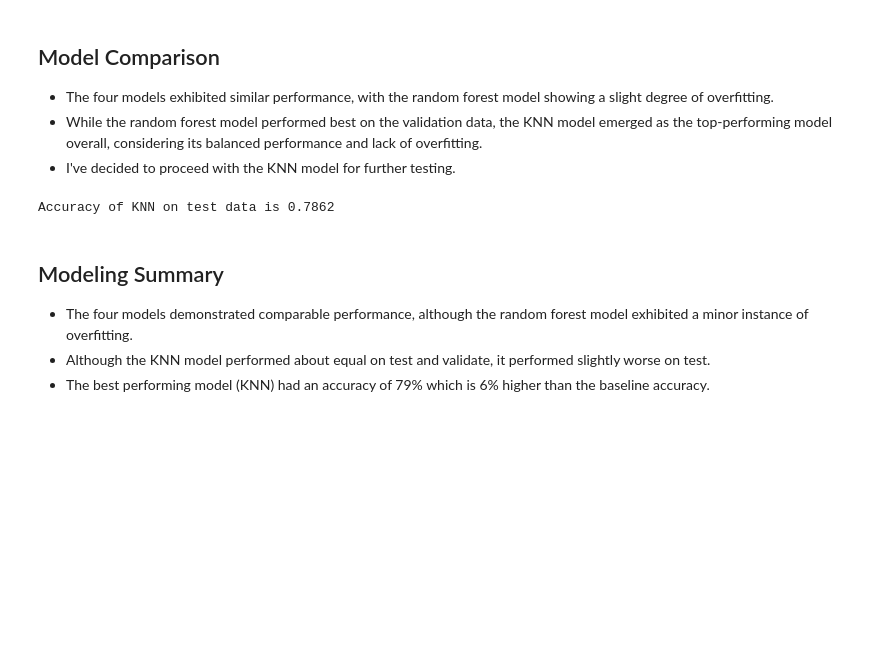
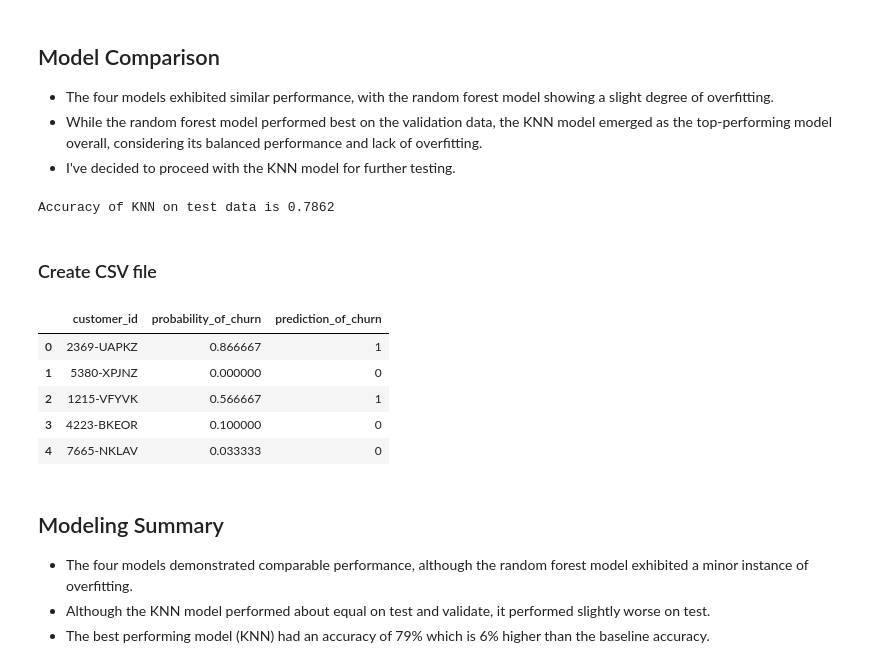
Before and after one commit to TheodoreQuansah/Telco_churn_classification_project, a Jupyter notebook: final_report.ipynb, the cells around one changed output. Saved outputs shown, nothing was run; the diff lists cells and outputs as text; code cells hidden in the pictures; blank space fills up the shorter version.

```diff
--- a/final_report.ipynb
+++ b/final_report.ipynb
@@ -389,5 +444,6 @@ Accuracy of KNN on validate data is 0.803
 # %% [markdown]
 ### Model 4 (Logistic Regression)
 # %%
-train_logistic_regression(train, val)
+# Train a logistic regression classifier using the training data (X_train, y_train) and validate it on the validation data (X_val, y_val)
+train_logistic_regression(X_train, y_train, X_val, y_val)
 # %% [output]
@@ -408,6 +465,22 @@ Accuracy of Logistic Regression on validate data is 0.7992
 test_knn(train, test)
 # %% [output]
 Accuracy of KNN on test data is 0.7862
+# %% [markdown]
+### Create CSV file
+# %%
+# Generate KNN-based churn predictions using the trained model on the test data.
+# with KNN parameters (n_neighbors=30) and save predictions to 'knn_churn_predictions.csv'.
+generate_knn_predictions(train, test, n_neighbors=30, output_csv_filename='knn_churn_predictions.csv')
+
+# Load the saved predictions CSV file into a DataFrame and print the first five.
+pd.read_csv('knn_churn_predictions.csv').head()
+# %% [output]
+|  | customer_id | probability_of_churn | prediction_of_churn |
+| 0 | 2369-UAPKZ | 0.866667 | 1 |
+| 1 | 5380-XPJNZ | 0.000000 | 0 |
+| 2 | 1215-VFYVK | 0.566667 | 1 |
+| 3 | 4223-BKEOR | 0.100000 | 0 |
+| 4 | 7665-NKLAV | 0.033333 | 0 |
 # %% [markdown]
 ## Modeling Summary
 
```
Also changed, not shown: parts of 24 cells of this notebook.
